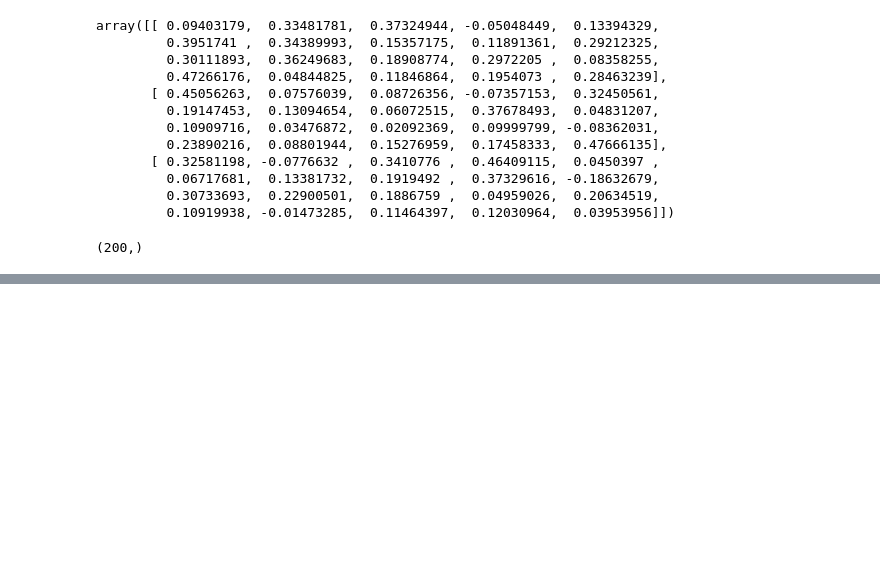
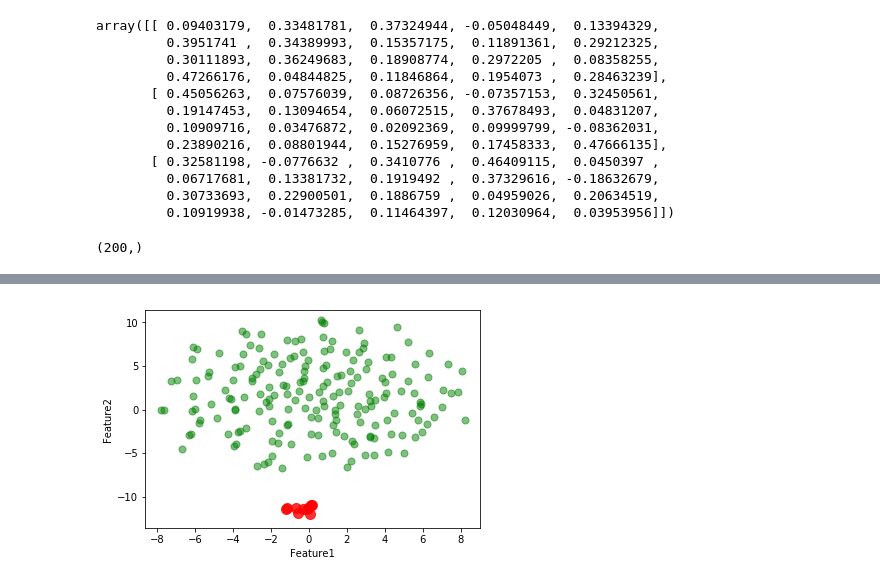
Before and after one commit to hanhanwu/Hanhan_Data_Science_Practice, a Jupyter notebook: Outliers_and_Clustering/try_PyOD.ipynb, the cells around one changed output, grey strips where cells are left out. Cells and saved outputs as stored; diff of their text form; code cells hidden in the pictures; blank space fills up the shorter version.

Commit message:
multi-dimensional PyOD, T-SNE better plot

```diff
--- a/Outliers_and_Clustering/try_PyOD.ipynb
+++ b/Outliers_and_Clustering/try_PyOD.ipynb
@@ -490,0 +482,5 @@ plt.show()
+# %%
+df_tsne = pd.DataFrame(reduced_X)
+df_tsne.columns = ['f1', 'f2']
+df_tsne['is_outlier'] = y_train
+df_tsne.head()
@@ -490,0 +494,9 @@ plt.show()
+# %%
+# Plot the real inliners and outliers after T-SNE dimensional reduction
+plt.scatter(df_tsne[df_tsne['is_outlier'] == 0]['f1'], df_tsne[df_tsne['is_outlier'] == 0]['f2'], color='green', s=50, alpha=0.5)
+plt.scatter(df_tsne[df_tsne['is_outlier'] == 1]['f1'], df_tsne[df_tsne['is_outlier'] == 1]['f2'], color='red', s=100, alpha=0.8)
+plt.xlabel('Feature1')
+plt.ylabel('Feature2')
+plt.show()
+# %% [output]
+[figure, added]
```
Also changed, not shown: parts of 3 cells of this notebook.
